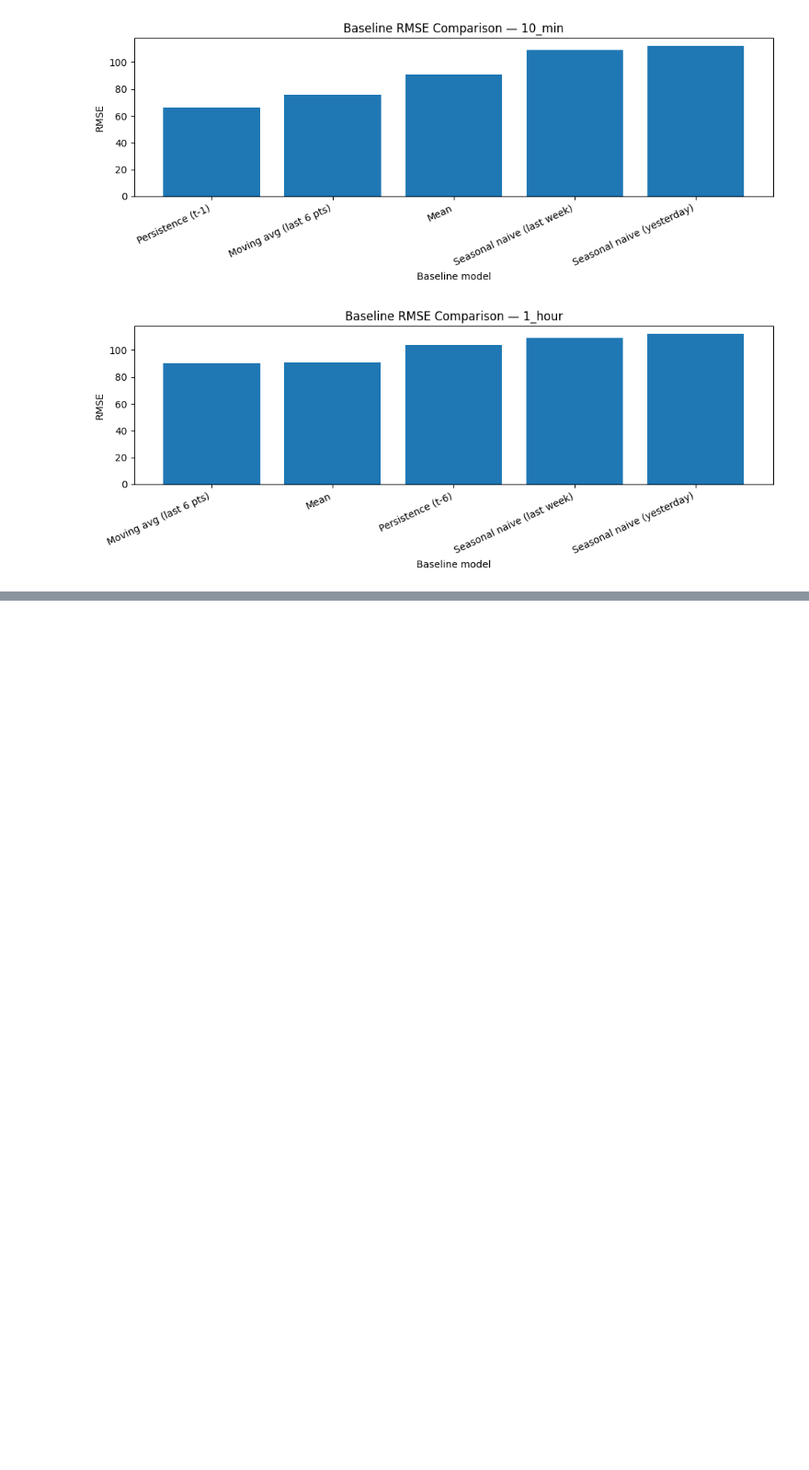
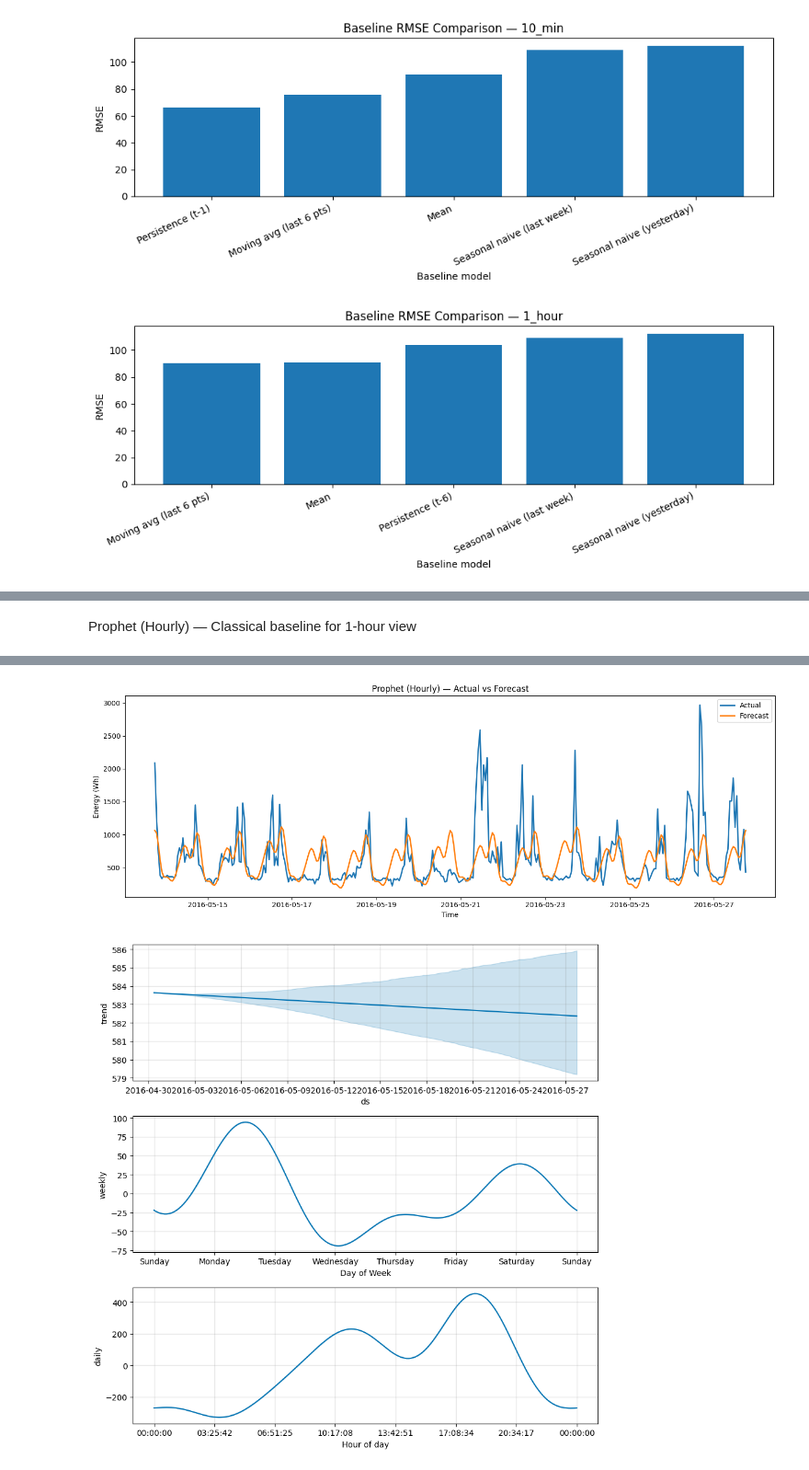
Before and after one commit to ibimohamed83/Data_Analytics_project, a Jupyter notebook: smart_home.ipynb, the cells around one changed output, grey strips where cells are left out. Shown at 92% size. Saved outputs shown, nothing was run; the diff lists cells and outputs as text; code cells hidden in the pictures; blank space fills up the shorter version.

```diff
--- a/smart_home.ipynb
+++ b/smart_home.ipynb
@@ -586,0 +856,16 @@ plot_rmse_bars()
+# %%
+def time_split(series, test_size=0.2):
+    split_idx = int(len(series) * (1 - test_size))
+    train = series.iloc[:split_idx]
+    test  = series.iloc[split_idx:]
+    return train, test
+
+def compute_metrics(y_true, y_pred):
+    y_true = np.asarray(y_true)
+    y_pred = np.asarray(y_pred)
+
+    mae = np.mean(np.abs(y_true - y_pred))
+    rmse = np.sqrt(np.mean((y_true - y_pred) ** 2))
+    mape = np.mean(np.abs((y_true - y_pred) / np.maximum(np.abs(y_true), EPS))) * 100
+
+    return {"MAE": mae, "RMSE": rmse, "MAPE_%": mape}
@@ -586,0 +938,13 @@ plot_rmse_bars()
+# %% [markdown]
+Prophet (Hourly) — Classical baseline for 1-hour view
+# %%
+prophetH_model, prophetH_train, prophetH_test, prophetH_fc, prophetH_yhat, prophetH_metrics = prophet_fit_predict(
+    y_hour, test_size=TEST_SIZE, daily=True, weekly=True
+)
+
+prophetH_metrics
+plot_actual_vs_pred(prophetH_test, prophetH_yhat, "Prophet (Hourly) — Actual vs Forecast", last_days=14)
+
+prophetH_model.plot_components(prophetH_fc)
+plt.show()
+# %% [output]
@@ -586,0 +953,2 @@ plot_rmse_bars()
+[figure, added]
+[figure, added]
```
Also changed, not shown: parts of 21 cells of this notebook.
